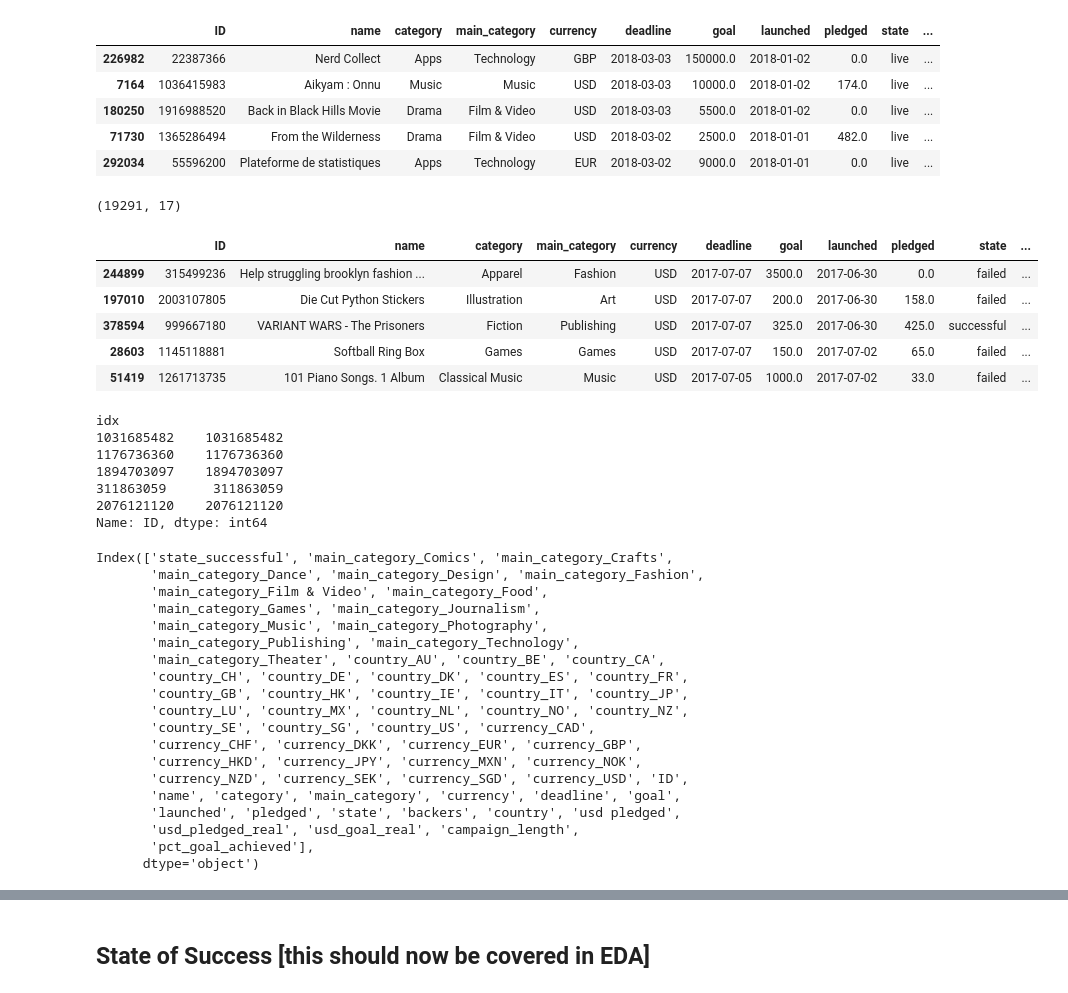
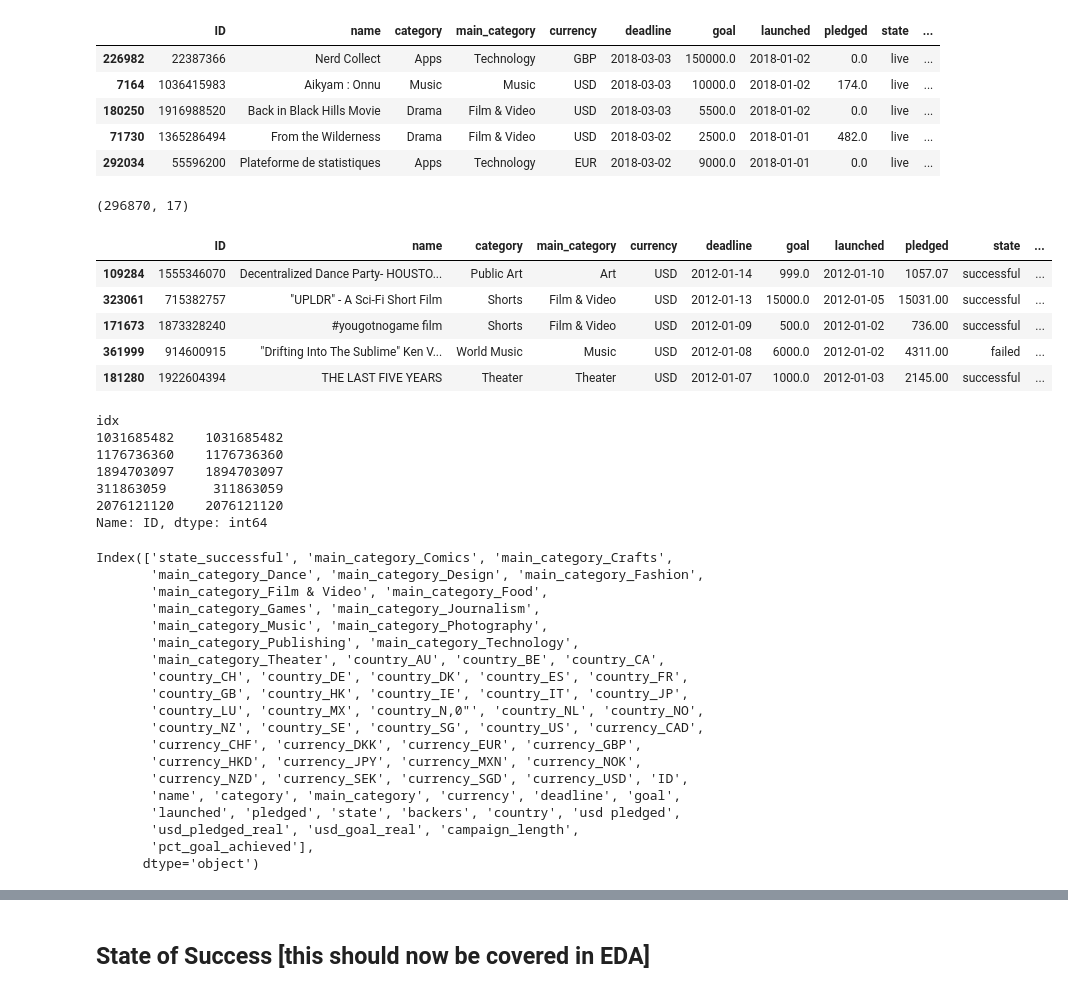
Before and after one commit to cipher813/McMahon_Metis, a Jupyter notebook: Project_3/3_Kickstarter_Export_to_SQL.ipynb, the cells around one changed output, grey strips where cells are left out. Cells and saved outputs as stored; diff of their text form; code cells hidden in the pictures.

```diff
--- a/Project_3/3_Kickstarter_Export_to_SQL.ipynb
+++ b/Project_3/3_Kickstarter_Export_to_SQL.ipynb
@@ -69,19 +70,19 @@ df.head()
 # %%
 # remove canceled, undefined, live and suspended
 df = df[(df['state'] == 'successful') | (df['state'] == 'failed')]
 df = pd.DataFrame(df)
-start_date = pd.to_datetime('2017-06-30')
+start_date = pd.to_datetime('2012-01-01')
 df = df[df['launched'] >= start_date] # filter from start date to current
 print(df.shape)
 df.tail()
 # %% [output]
-(19291, 17)
+(296870, 17)
 |  | ID | name | category | main_category | currency | deadline | goal | launched | pledged | state | ... |
-| 244899 | 315499236 | Help struggling brooklyn fashion ... | Apparel | Fashion | USD | 2017-07-07 | 3500.0 | 2017-06-30 | 0.0 | failed | ... |
-| 197010 | 2003107805 | Die Cut Python Stickers | Illustration | Art | USD | 2017-07-07 | 200.0 | 2017-06-30 | 158.0 | failed | ... |
-| 378594 | 999667180 | VARIANT WARS - The Prisoners | Fiction | Publishing | USD | 2017-07-07 | 325.0 | 2017-06-30 | 425.0 | successful | ... |
-| 28603 | 1145118881 | Softball Ring Box | Games | Games | USD | 2017-07-07 | 150.0 | 2017-07-02 | 65.0 | failed | ... |
-| 51419 | 1261713735 | 101 Piano Songs. 1 Album | Classical Music | Music | USD | 2017-07-05 | 1000.0 | 2017-07-02 | 33.0 | failed | ... |
+| 109284 | 1555346070 | Decentralized Dance Party- HOUSTO... | Public Art | Art | USD | 2012-01-14 | 999.0 | 2012-01-10 | 1057.07 | successful | ... |
+| 323061 | 715382757 | "UPLDR" - A Sci-Fi Short Film | Shorts | Film & Video | USD | 2012-01-13 | 15000.0 | 2012-01-05 | 15031.00 | successful | ... |
+| 171673 | 1873328240 | #yougotnogame film | Shorts | Film & Video | USD | 2012-01-09 | 500.0 | 2012-01-02 | 736.00 | successful | ... |
+| 361999 | 914600915 | "Drifting Into The Sublime" Ken V... | World Music | Music | USD | 2012-01-08 | 6000.0 | 2012-01-02 | 4311.00 | failed | ... |
+| 181280 | 1922604394 | THE LAST FIVE YEARS | Theater | Theater | USD | 2012-01-07 | 1000.0 | 2012-01-03 | 2145.00 | successful | ... |
 # %%
 # df['ID'] = df['ID'].apply(to_str)
 df['deadline'] = df['deadline'].apply(to_str)
@@ -135,8 +136,8 @@ Index(['state_successful', 'main_category_Comics', 'main_category_Crafts',
        'main_category_Theater', 'country_AU', 'country_BE', 'country_CA',
        'country_CH', 'country_DE', 'country_DK', 'country_ES', 'country_FR',
        'country_GB', 'country_HK', 'country_IE', 'country_IT', 'country_JP',
-       'country_LU', 'country_MX', 'country_NL', 'country_NO', 'country_NZ',
-       'country_SE', 'country_SG', 'country_US', 'currency_CAD',
+       'country_LU', 'country_MX', 'country_N,0"', 'country_NL', 'country_NO',
+       'country_NZ', 'country_SE', 'country_SG', 'country_US', 'currency_CAD',
        'currency_CHF', 'currency_DKK', 'currency_EUR', 'currency_GBP',
        'currency_HKD', 'currency_JPY', 'currency_MXN', 'currency_NOK',
        'currency_NZD', 'currency_SEK', 'currency_SGD', 'currency_USD', 'ID',
```
Also changed, not shown: parts of 5 cells of this notebook, 6 other files.
